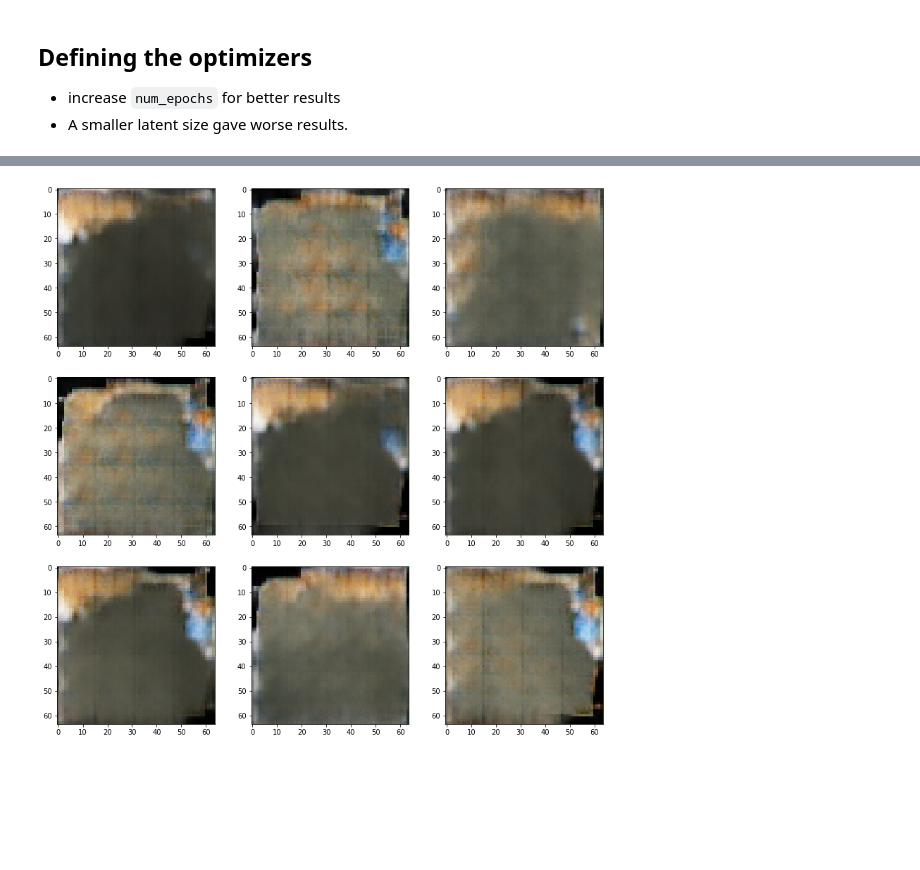
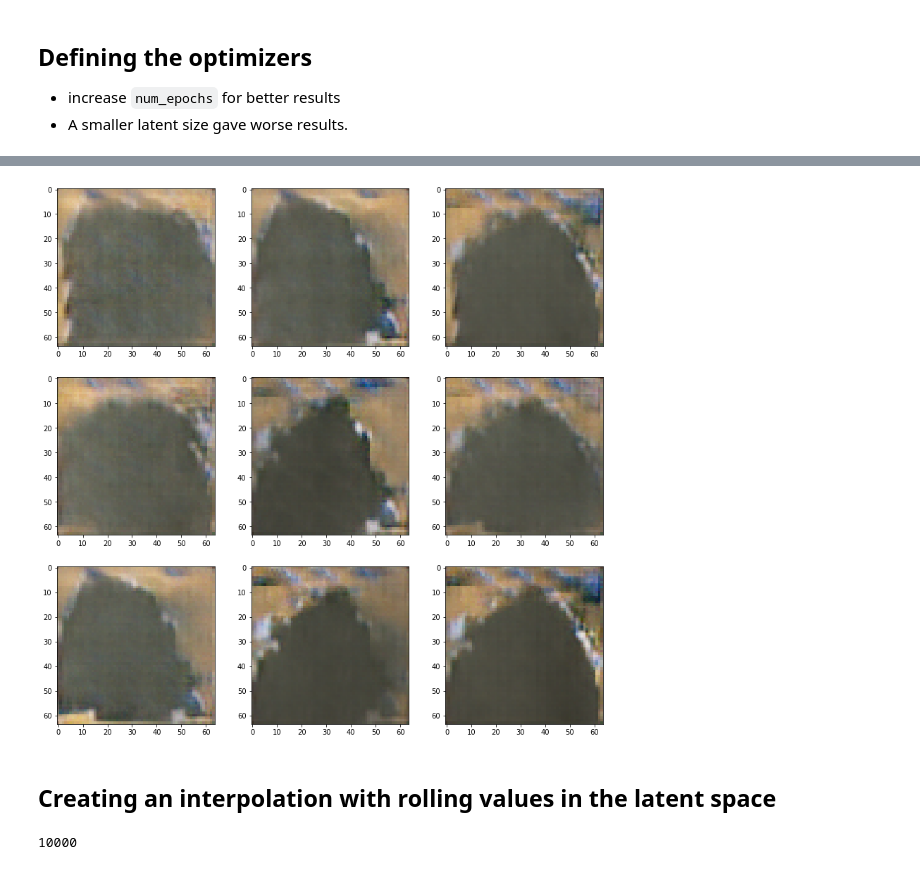
Before and after one commit to Mayukhdeb/exploring-GANs, a Jupyter notebook: generate_the_bend.ipynb, the cells around one changed output, grey strips where cells are left out. Saved outputs shown, nothing was run; the diff lists cells and outputs as text; code cells hidden in the pictures; blank space fills up the shorter version.

Commit message:
generate images from interpolation

```diff
--- a/generate_the_bend.ipynb
+++ b/generate_the_bend.ipynb
@@ -77,7 +82,7 @@ train_set = MyDataset("/content/raw_images/", ROOT + "balanced_labels.csv",
               transform =transforms.Compose([
                                                 transforms.ToPILImage(),
                                                 torchvision.transforms.Resize(size = (64, 64), interpolation=2),
-                                                torchvision.transforms.RandomAffine(degrees = 5, translate= (0.09, 0.09), scale=None, shear=None, resample=False, fillcolor=0),
+                                                torchvision.transforms.RandomAffine(degrees = 7, translate= (0.09, 0.09), scale=None, shear=None, resample=False, fillcolor = (157, 134, 100)),
                                                 ToTensor()
                                            ])
               )
@@ -86,7 +91,7 @@ Loading CSV from:   /content/drive/My Drive/kaggle/mind_the_bend/balanced_labels
 Loading images from:   /content/raw_images/
 [interactive output not drawn]
 # %%
-train_batch_size = 20
+train_batch_size = 32
 train_loader = DataLoader(train_set, batch_size=train_batch_size, shuffle = True, num_workers = 2)
 # %%
 sample = next(iter(train_loader))
@@ -171,8 +179,15 @@ Epoch: 2, Duration: 638.366583108902 , Gen Loss: 7.336003441519293 Disc Loss: 0.
 # %%
-MNIST dataset because thi_inp = torch.randn([1,128,1,1])
+fig, ax = plt.subplots(3,3, figsize = (14,14))
+for i in range(3):
+    for j in range(3):
+        random_inp = torch.randn([1,128,1,1])
         output = G(random_inp)
         output = torch.clamp(output, min = 0, max = 255 , out=None)
         np_img = moveaxis(output.squeeze(0).detach().cpu().numpy(),0,2)
+        # print(np_img.shape)
+        # np_img = cv2.resize(np_img, (80,25))
         ax[i,j].imshow(np_img)
 # %% [output]
-[figure, old version]
+[figure, new version]
+# %% [markdown]
+## Creating an interpolation with rolling values in the latent space
@@ -178,0 +207,9 @@ MNIST dataset because thi_inp = torch.randn([1,128,1,1])
+# %%
+names = [ "images/" + str(i) + ".png" for i in range (1000)]
+images = []
+for n in names:
+    frame = Image.open(n)
+    images.append(frame)
+print(len(images))
+# %% [output]
+10000
```
Also changed, not shown: parts of 9 cells of this notebook.
